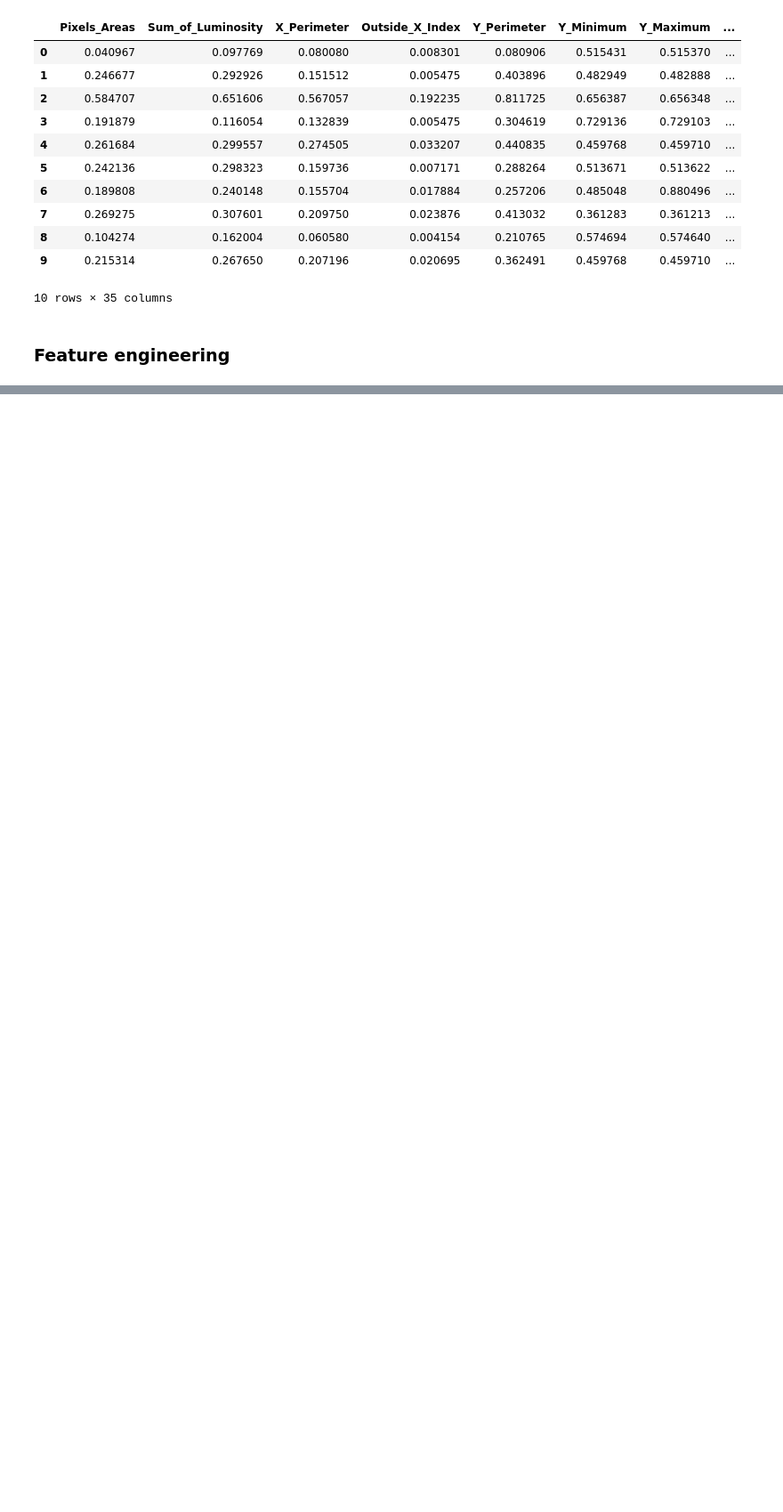
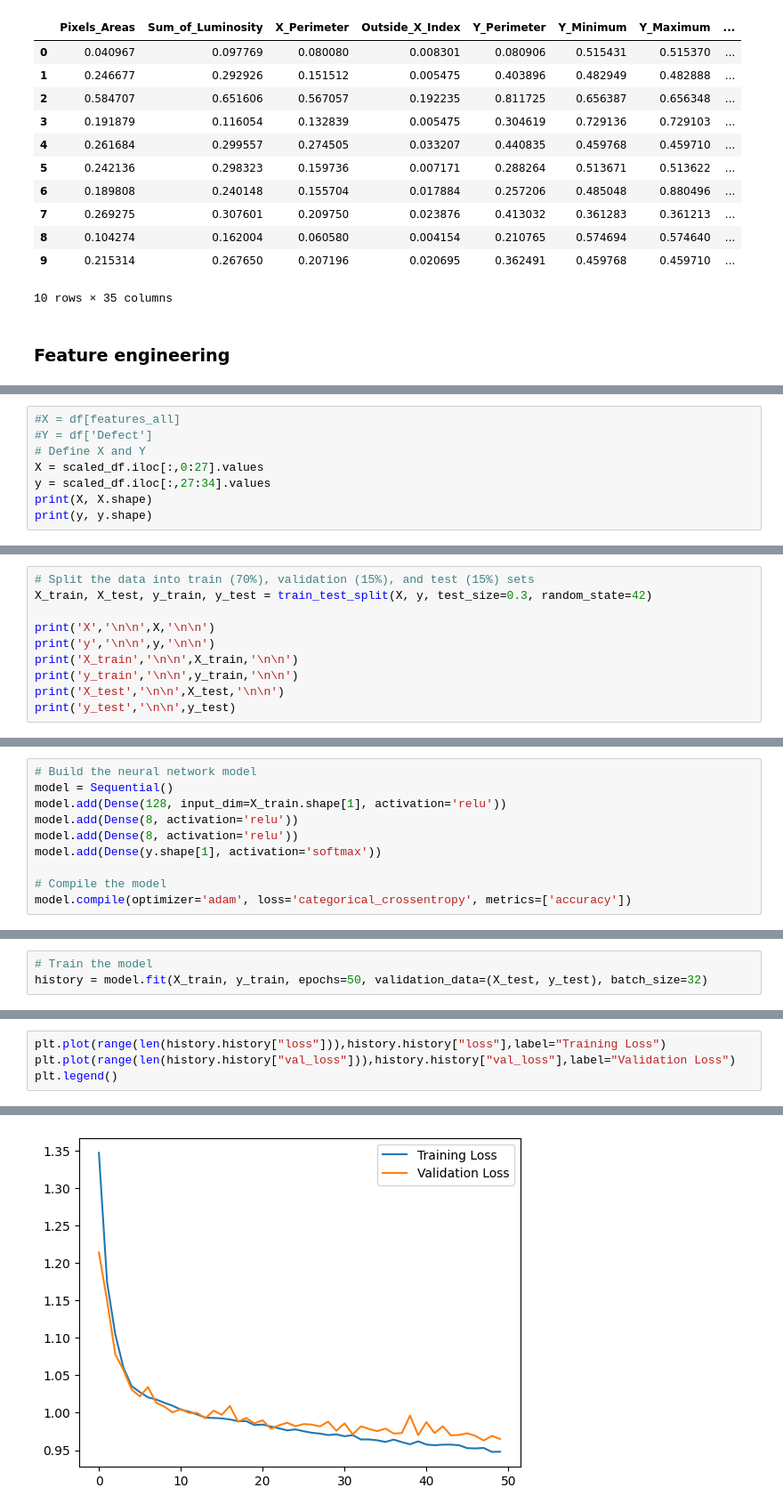
Before and after one commit to reese-quinto/DATA4380_Spring24, a Jupyter notebook: Lectures/Tabular.Kaggle.Project/Tabular_DeepLearning.ipynb, the cells around one changed output, grey strips where cells are left out. Shown at 89% size. Drawn from its saved outputs; the diff is of its cells as text; blank space fills up the shorter version.

```diff
--- a/Lectures/Tabular.Kaggle.Project/Tabular_DeepLearning.ipynb
+++ b/Lectures/Tabular.Kaggle.Project/Tabular_DeepLearning.ipynb
@@ -149,0 +193,8 @@ display(engineered_df.head())
+# %%
+#X = df[features_all]
+#Y = df['Defect']
+# Define X and Y
+X = scaled_df.iloc[:,0:27].values
+y = scaled_df.iloc[:,27:34].values
+print(X, X.shape)
+print(y, y.shape)
@@ -149,0 +230,10 @@ display(engineered_df.head())
+# %%
+# Split the data into train (70%), validation (15%), and test (15%) sets
+X_train, X_test, y_train, y_test = train_test_split(X, y, test_size=0.3, random_state=42)
+
+print('X','\n\n',X,'\n\n')
+print('y','\n\n',y,'\n\n')
+print('X_train','\n\n',X_train,'\n\n')
+print('y_train','\n\n',y_train,'\n\n')
+print('X_test','\n\n',X_test,'\n\n')
+print('y_test','\n\n',y_test)
@@ -149,0 +260,10 @@ display(engineered_df.head())
+# %%
+# Build the neural network model
+model = Sequential()
+model.add(Dense(128, input_dim=X_train.shape[1], activation='relu'))
+model.add(Dense(8, activation='relu'))
+model.add(Dense(8, activation='relu'))
+model.add(Dense(y.shape[1], activation='softmax'))
+
+# Compile the model
+model.compile(optimizer='adam', loss='categorical_crossentropy', metrics=['accuracy'])
@@ -149,0 +290,3 @@ display(engineered_df.head())
+# %%
+# Train the model
+history = model.fit(X_train, y_train, epochs=50, validation_data=(X_test, y_test), batch_size=32)
@@ -149,0 +318,5 @@ display(engineered_df.head())
+# %%
+plt.plot(range(len(history.history["loss"])),history.history["loss"],label="Training Loss")
+plt.plot(range(len(history.history["val_loss"])),history.history["val_loss"],label="Validation Loss")
+plt.legend()
+# %% [output]
@@ -149,0 +324 @@ display(engineered_df.head())
+[figure, added]
```
Also changed, not shown: parts of 17 cells of this notebook.
